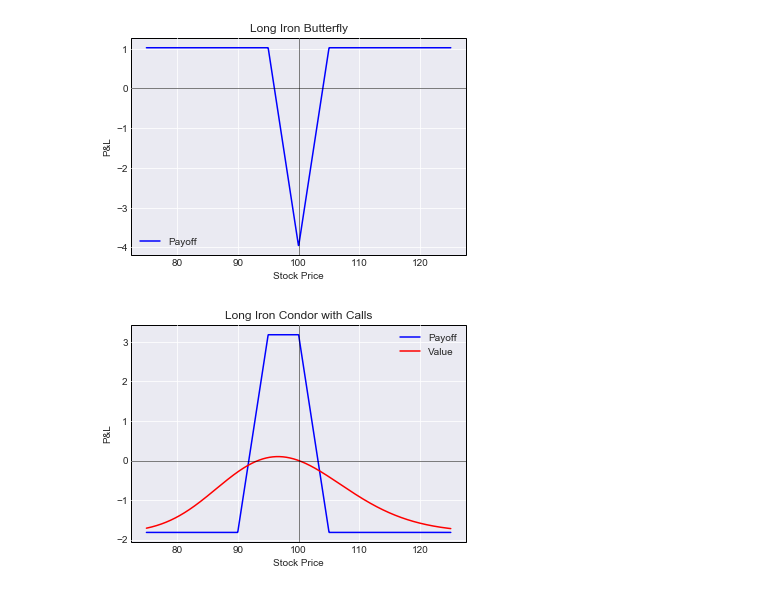
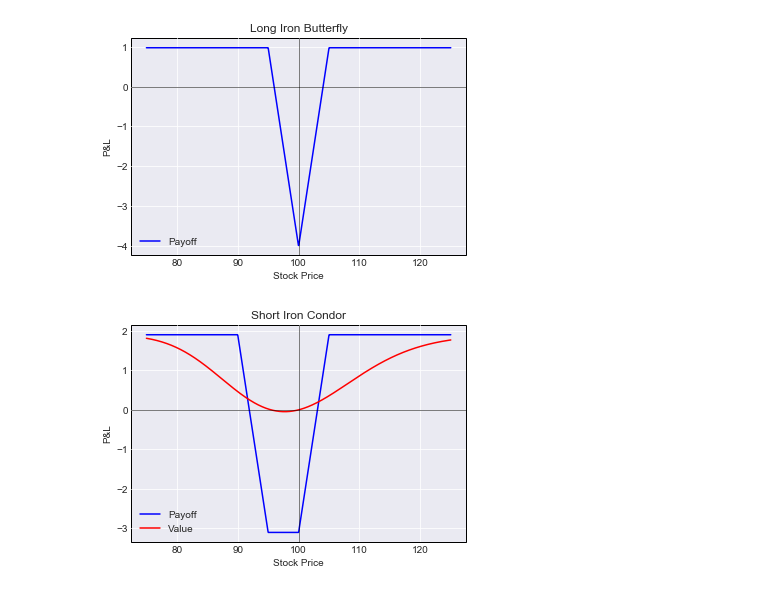
Before and after one commit to GBERESEARCH/optionvisualizer, a Jupyter notebook: notebooks/Option Payoff Graphs.ipynb, the cells around one changed output. Drawn from its saved outputs; the diff is of its cells as text; code cells hidden in the pictures.

Commit message:
Update Option Payoff Graphs workbook

```diff
--- a/notebooks/Option Payoff Graphs.ipynb
+++ b/notebooks/Option Payoff Graphs.ipynb
@@ -68,6 +72,6 @@ opt.payoffs(combo_payoff='iron butterfly')
 # %% [output]
 [figure]
 # %%
-opt.payoffs(combo_payoff='iron condor', value=True)
+opt.payoffs(combo_payoff='iron condor', value=True, direction='short')
 # %% [output]
-[figure, old version]
+[figure, new version]
```
Also changed, not shown: parts of 11 cells of this notebook.
